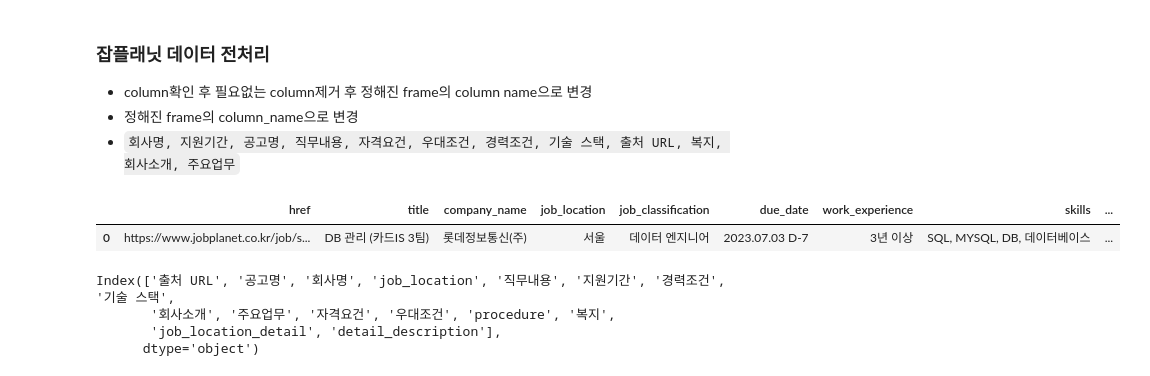
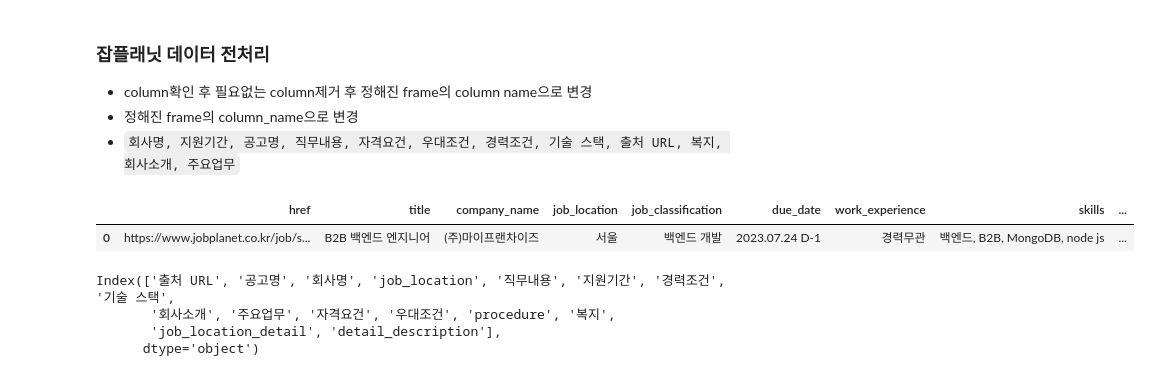
Before and after one commit to KDT-AiVENGERS/Data, a Jupyter notebook: 찬혁/Data_Pretreatment/Announcement_modify.ipynb, the cells around one changed output. Drawn from its saved outputs; the diff is of its cells as text; code cells hidden in the pictures.

````diff
--- a/찬혁/Data_Pretreatment/Announcement_modify.ipynb
+++ b/찬혁/Data_Pretreatment/Announcement_modify.ipynb
@@ -162,11 +162,11 @@ wanted.to_csv('./Data_result/pre_wanted.csv',index=False)
 - 정해진 frame의 column_name으로 변경
 - ```회사명, 지원기간, 공고명, 직무내용, 자격요건, 우대조건, 경력조건, 기술 스택, 출처 URL, 복지, 회사소개, 주요업무```
 # %%
-jobplanet = pd.read_csv('../Crawling/sample_data/jobplanet.csv')
+jobplanet = pd.read_csv('../Crawling/Announcement_data/extracted_softwareengineer.csv')
 jobplanet.head(1)
 # %% [output]
 |  | href | title | company_name | job_location | job_classification | due_date | work_experience | skills | ... |
-| 0 | https://www.jobplanet.co.kr/job/s... | DB 관리 (카드IS 3팀) | 롯데정보통신(주) | 서울 | 데이터 엔지니어 | 2023.07.03 D-7 | 3년 이상 | SQL, MYSQL, DB, 데이터베이스 | ... |
+| 0 | https://www.jobplanet.co.kr/job/s... | B2B 백엔드 엔지니어 | (주)마이프랜차이즈 | 서울 | 백엔드 개발 | 2023.07.24 D-1 | 경력무관 | 백엔드, B2B, MongoDB, node js | ... |
 # %%
 jobplanet.rename(columns={'href': '출처 URL',
                           'title': '공고명',
````
Also changed, not shown: parts of 18 cells of this notebook, 2 other files.
